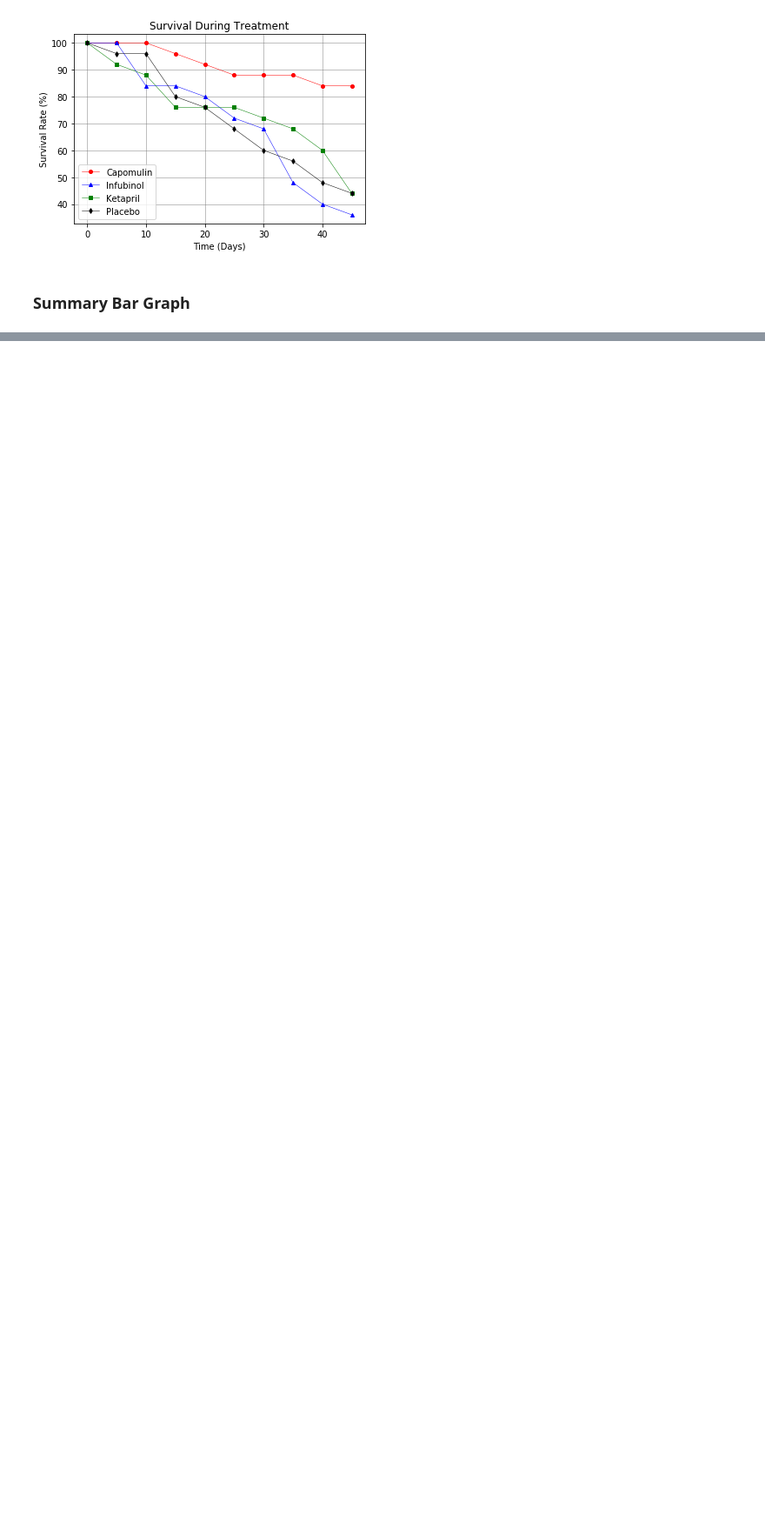
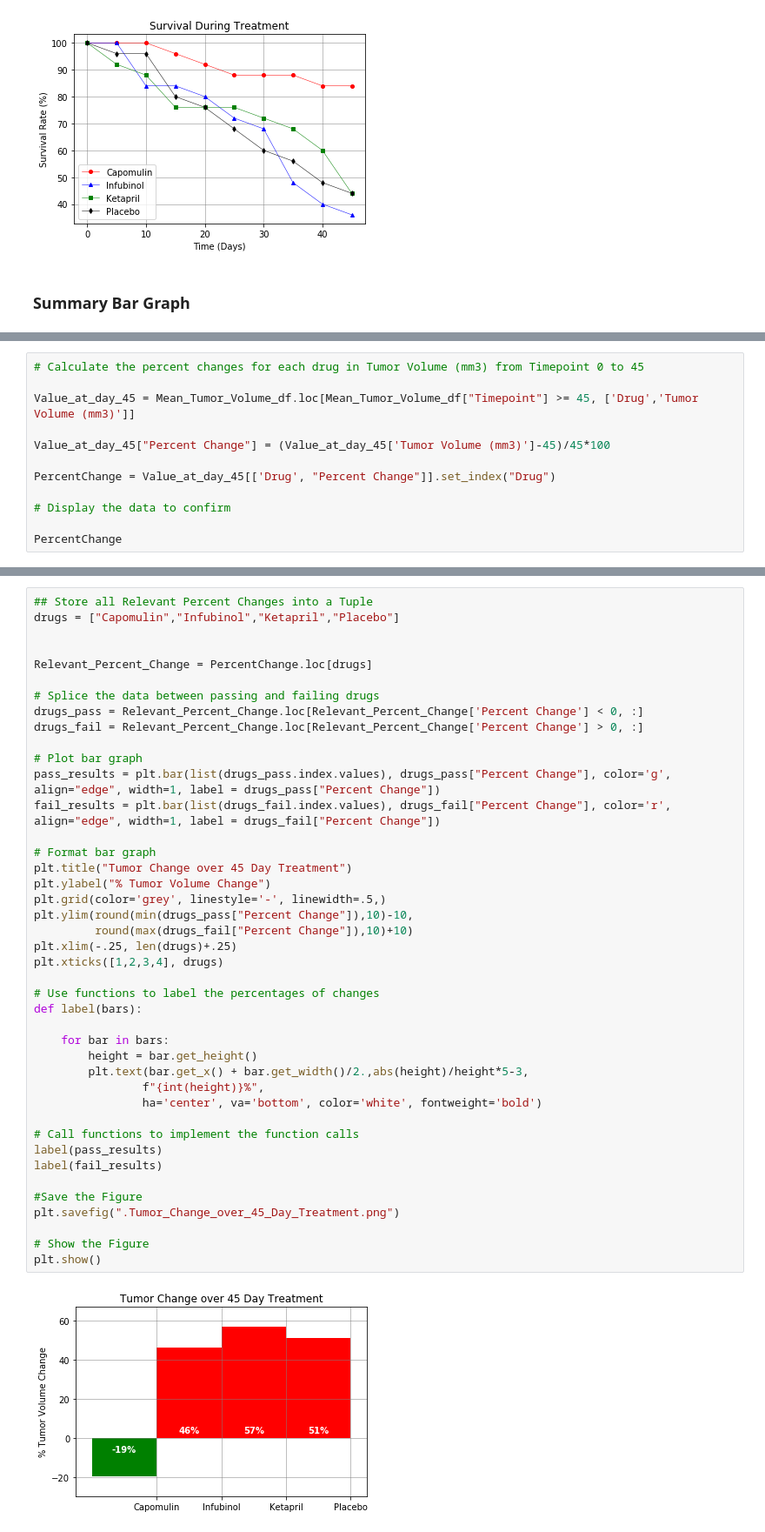
Before and after one commit to lwensley/Module-05, a Jupyter notebook: Pymaceuticals Inc Data Analysis.ipynb, the cells around one changed output, grey strips where cells are left out. Shown: that part at 87% size. Saved outputs shown, nothing was run; the diff lists cells and outputs as text; blank space fills up the shorter version.

```diff
--- a/Pymaceuticals Inc Data Analysis.ipynb
+++ b/Pymaceuticals Inc Data Analysis.ipynb
@@ -318,0 +326,12 @@ fig.show()
+# %%
+# Calculate the percent changes for each drug in Tumor Volume (mm3) from Timepoint 0 to 45
+
+Value_at_day_45 = Mean_Tumor_Volume_df.loc[Mean_Tumor_Volume_df["Timepoint"] >= 45, ['Drug','Tumor Volume (mm3)']]
+
+Value_at_day_45["Percent Change"] = (Value_at_day_45['Tumor Volume (mm3)']-45)/45*100
+
+PercentChange = Value_at_day_45[['Drug', "Percent Change"]].set_index("Drug")
+
+# Display the data to confirm
+
+PercentChange
@@ -318,0 +351,44 @@ fig.show()
+# %%
+## Store all Relevant Percent Changes into a Tuple
+drugs = ["Capomulin","Infubinol","Ketapril","Placebo"]
+
+
+Relevant_Percent_Change = PercentChange.loc[drugs]
+
+# Splice the data between passing and failing drugs
+drugs_pass = Relevant_Percent_Change.loc[Relevant_Percent_Change['Percent Change'] < 0, :]
+drugs_fail = Relevant_Percent_Change.loc[Relevant_Percent_Change['Percent Change'] > 0, :]
+
+# Plot bar graph
+pass_results = plt.bar(list(drugs_pass.index.values), drugs_pass["Percent Change"], color='g', align="edge", width=1, label = drugs_pass["Percent Change"])
+fail_results = plt.bar(list(drugs_fail.index.values), drugs_fail["Percent Change"], color='r', align="edge", width=1, label = drugs_fail["Percent Change"])
+
+# Format bar graph
+plt.title("Tumor Change over 45 Day Treatment")
+plt.ylabel("% Tumor Volume Change")
+plt.grid(color='grey', linestyle='-', linewidth=.5,)
+plt.ylim(round(min(drugs_pass["Percent Change"]),10)-10,
+         round(max(drugs_fail["Percent Change"]),10)+10)
+plt.xlim(-.25, len(drugs)+.25)
+plt.xticks([1,2,3,4], drugs)
+
+# Use functions to label the percentages of changes
+def label(bars):
+
+    for bar in bars:
+        height = bar.get_height()
+        plt.text(bar.get_x() + bar.get_width()/2.,abs(height)/height*5-3,
+                f"{int(height)}%",
+                ha='center', va='bottom', color='white', fontweight='bold')
+
+# Call functions to implement the function calls
+label(pass_results)
+label(fail_results)
+
+#Save the Figure
+plt.savefig(".Tumor_Change_over_45_Day_Treatment.png")
+
+# Show the Figure
+plt.show()
+# %% [output]
+[figure, added]
```
Also changed, not shown: parts of 9 cells of this notebook, 10 other files.
